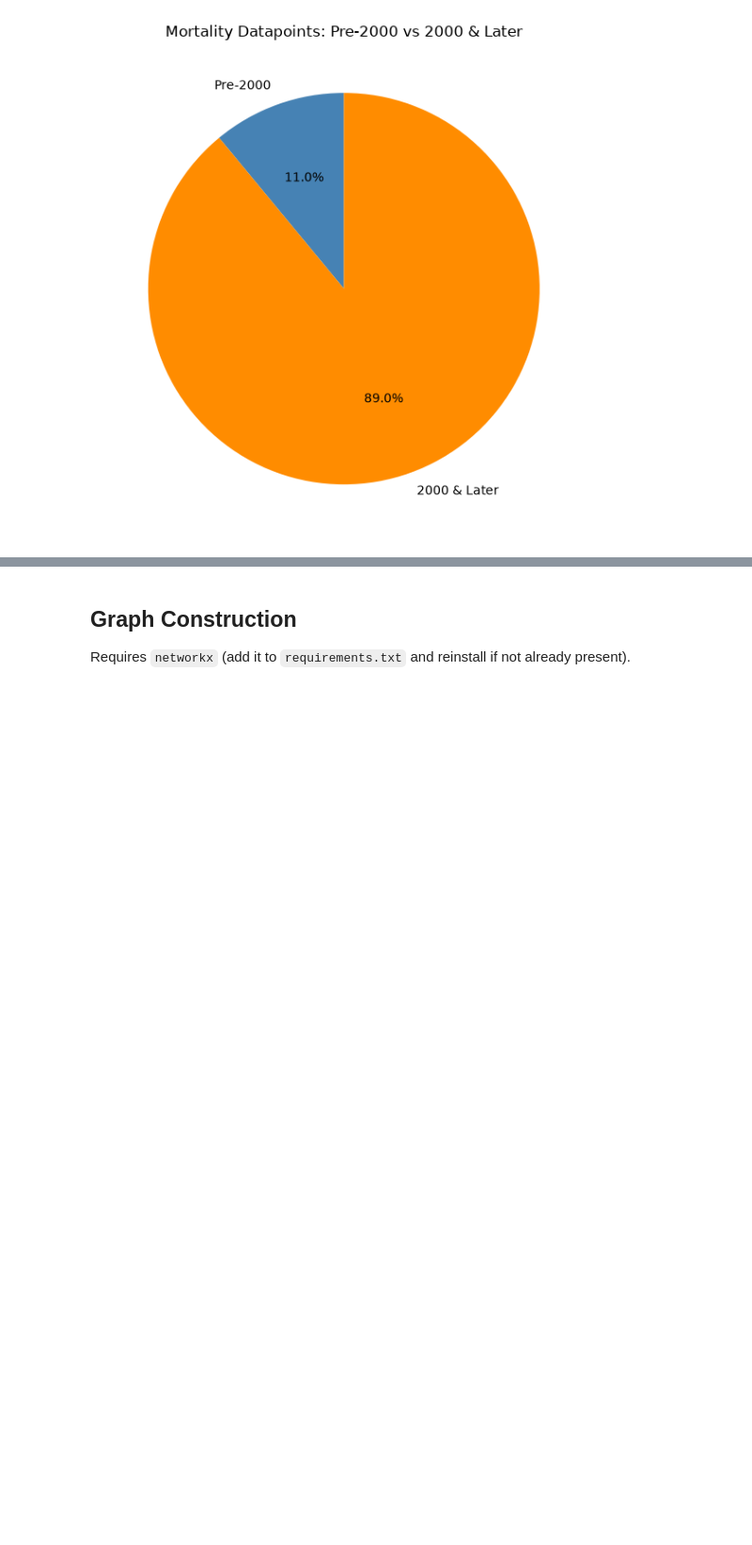
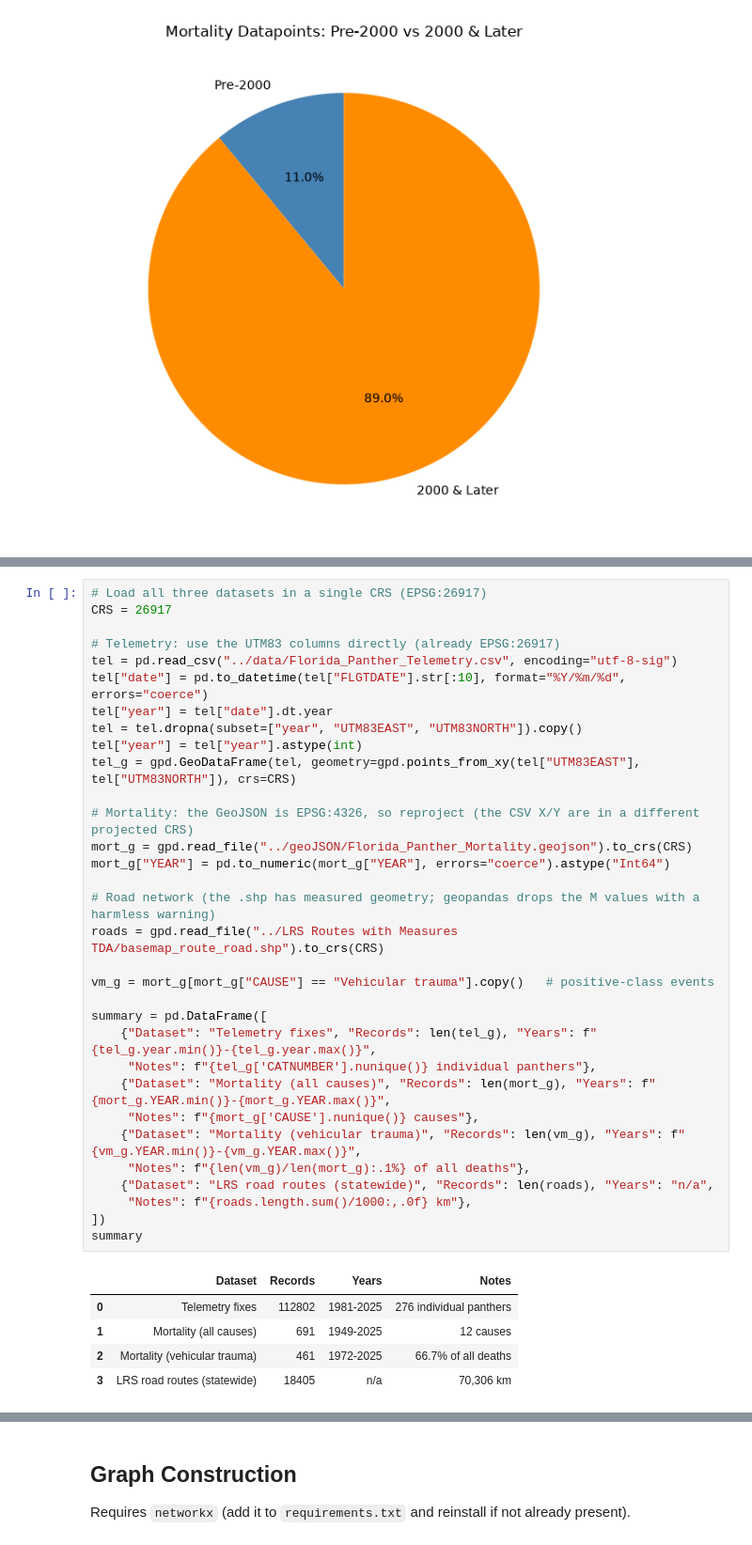
Before and after one commit to JerRMartin/Graph-Based-Risk-Mapping, a Jupyter notebook: notebooks/notebook.ipynb, the cells around one changed output, grey strips where cells are left out. Shown at 94% size. Cells and saved outputs as stored; diff of their text form; blank space fills up the shorter version.

```diff
--- a/notebooks/notebook.ipynb
+++ b/notebooks/notebook.ipynb
@@ -234,0 +247,38 @@ plt.show()
+# %%
+# Load all three datasets in a single CRS (EPSG:26917)
+CRS = 26917
+
+# Telemetry: use the UTM83 columns directly (already EPSG:26917)
+tel = pd.read_csv("../data/Florida_Panther_Telemetry.csv", encoding="utf-8-sig")
+tel["date"] = pd.to_datetime(tel["FLGTDATE"].str[:10], format="%Y/%m/%d", errors="coerce")
+tel["year"] = tel["date"].dt.year
+tel = tel.dropna(subset=["year", "UTM83EAST", "UTM83NORTH"]).copy()
+tel["year"] = tel["year"].astype(int)
+tel_g = gpd.GeoDataFrame(tel, geometry=gpd.points_from_xy(tel["UTM83EAST"], tel["UTM83NORTH"]), crs=CRS)
+
+# Mortality: the GeoJSON is EPSG:4326, so reproject (the CSV X/Y are in a different projected CRS)
+mort_g = gpd.read_file("../geoJSON/Florida_Panther_Mortality.geojson").to_crs(CRS)
+mort_g["YEAR"] = pd.to_numeric(mort_g["YEAR"], errors="coerce").astype("Int64")
+
+# Road network (the .shp has measured geometry; geopandas drops the M values with a harmless warning)
+roads = gpd.read_file("../LRS Routes with Measures TDA/basemap_route_road.shp").to_crs(CRS)
+
+vm_g = mort_g[mort_g["CAUSE"] == "Vehicular trauma"].copy()   # positive-class events
+
+summary = pd.DataFrame([
+    {"Dataset": "Telemetry fixes", "Records": len(tel_g), "Years": f"{tel_g.year.min()}-{tel_g.year.max()}",
+     "Notes": f"{tel_g['CATNUMBER'].nunique()} individual panthers"},
+    {"Dataset": "Mortality (all causes)", "Records": len(mort_g), "Years": f"{mort_g.YEAR.min()}-{mort_g.YEAR.max()}",
+     "Notes": f"{mort_g['CAUSE'].nunique()} causes"},
+    {"Dataset": "Mortality (vehicular trauma)", "Records": len(vm_g), "Years": f"{vm_g.YEAR.min()}-{vm_g.YEAR.max()}",
+     "Notes": f"{len(vm_g)/len(mort_g):.1%} of all deaths"},
+    {"Dataset": "LRS road routes (statewide)", "Records": len(roads), "Years": "n/a",
+     "Notes": f"{roads.length.sum()/1000:,.0f} km"},
+])
+summary
+# %% [output]
+|  | Dataset | Records | Years | Notes |
+| 0 | Telemetry fixes | 112802 | 1981-2025 | 276 individual panthers |
+| 1 | Mortality (all causes) | 691 | 1949-2025 | 12 causes |
+| 2 | Mortality (vehicular trauma) | 461 | 1972-2025 | 66.7% of all deaths |
+| 3 | LRS road routes (statewide) | 18405 | n/a | 70,306 km |
```
Also changed, not shown: parts of 14 cells of this notebook, 2 other files.
